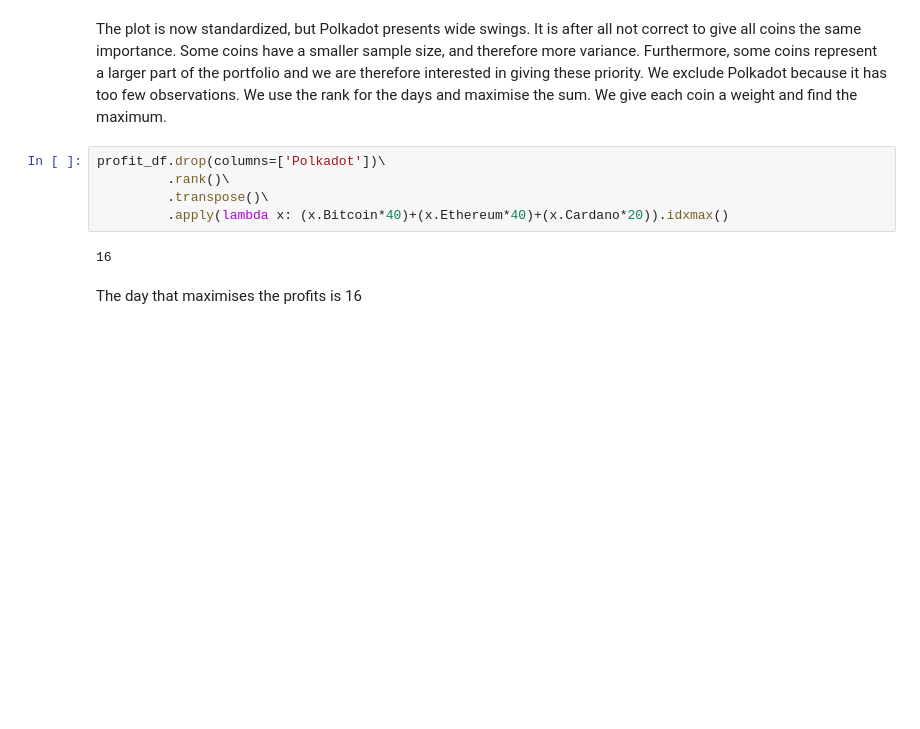
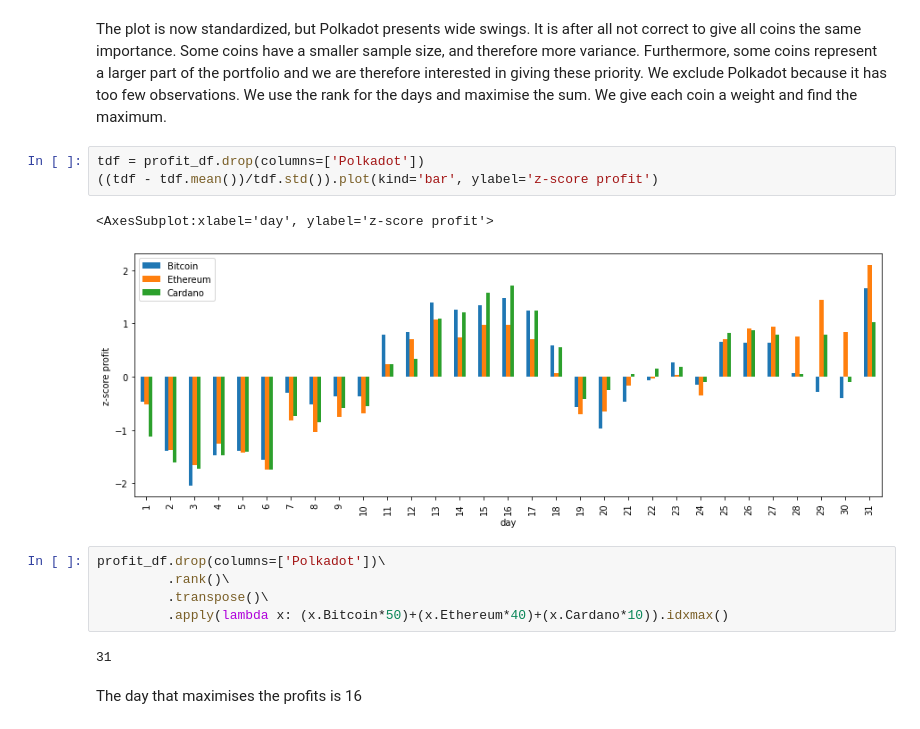
Before and after one commit to IncioMan/crypto_price_analysis, a Jupyter notebook: notebooks/monthly_DCA_most_profitable_day.ipynb, the cells around one changed output. Saved outputs shown, nothing was run; the diff lists cells and outputs as text; blank space fills up the shorter version.

```diff
--- a/notebooks/monthly_DCA_most_profitable_day.ipynb
+++ b/notebooks/monthly_DCA_most_profitable_day.ipynb
@@ -75,12 +75,18 @@ Given Cardano has a bigger scale, it is better to standardize the values
 # %% [markdown]
 The plot is now standardized, but Polkadot presents wide swings. It is after all not correct to give all coins the same importance. Some coins have a smaller sample size, and therefore more variance. Furthermore, some coins represent a larger part of the portfolio and we are therefore interested in giving these priority. We exclude Polkadot because it has too few observations. We use the rank for the days and maximise the sum.
 We give each coin a weight and find the maximum.
+# %%
+tdf = profit_df.drop(columns=['Polkadot'])
+((tdf - tdf.mean())/tdf.std()).plot(kind='bar', ylabel='z-score profit')
+# %% [output]
+<AxesSubplot:xlabel='day', ylabel='z-score profit'>
+[figure, added]
 # %%
 profit_df.drop(columns=['Polkadot'])\
          .rank()\
          .transpose()\
-         .apply(lambda x: (x.Bitcoin*40)+(x.Ethereum*40)+(x.Cardano*20)).idxmax()
+         .apply(lambda x: (x.Bitcoin*50)+(x.Ethereum*40)+(x.Cardano*10)).idxmax()
 # %% [output]
-16
+31
 # %% [markdown]
 The day that maximises the profits is 16
```
Also changed, not shown: parts of 2 cells of this notebook, 6 other files.
